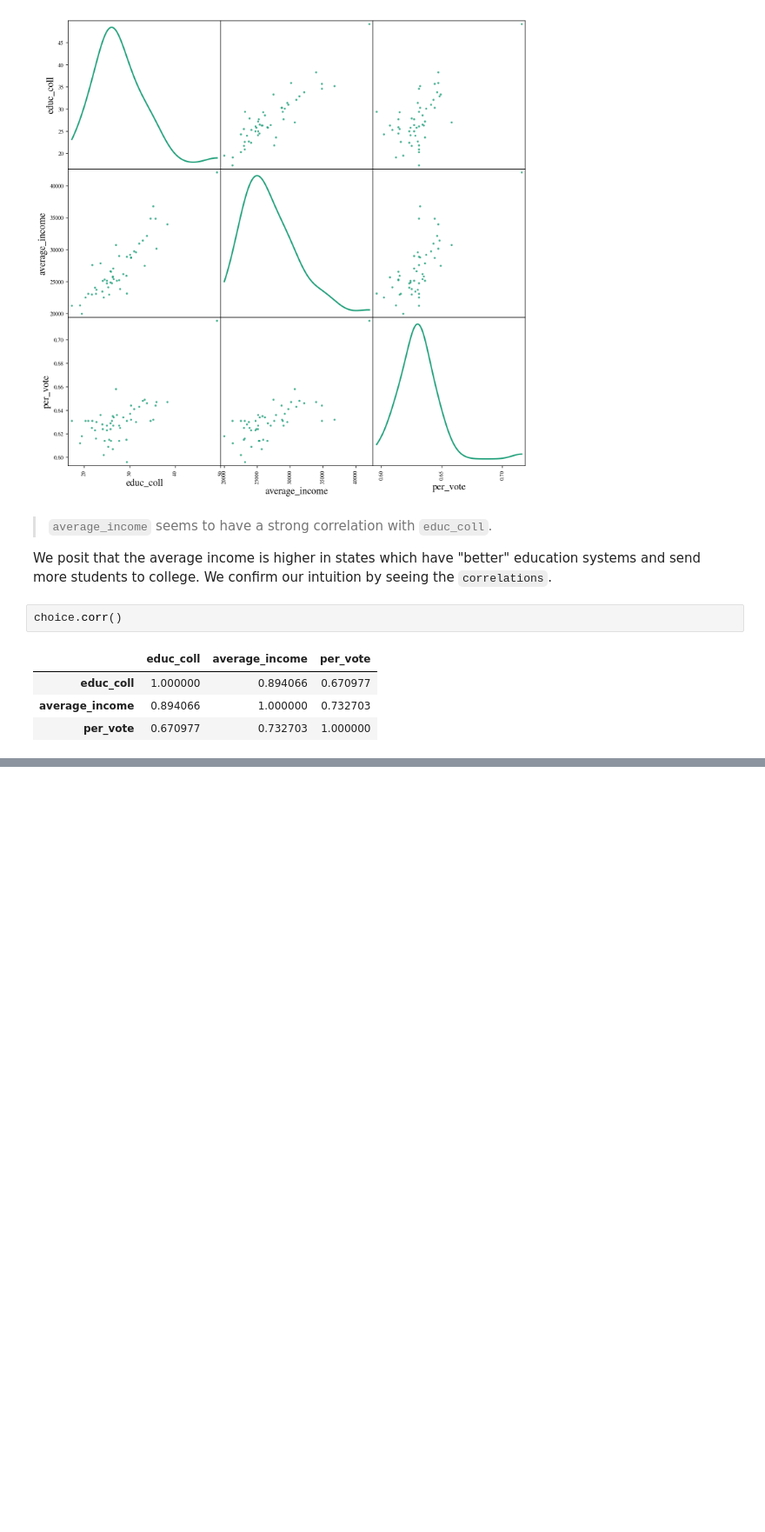
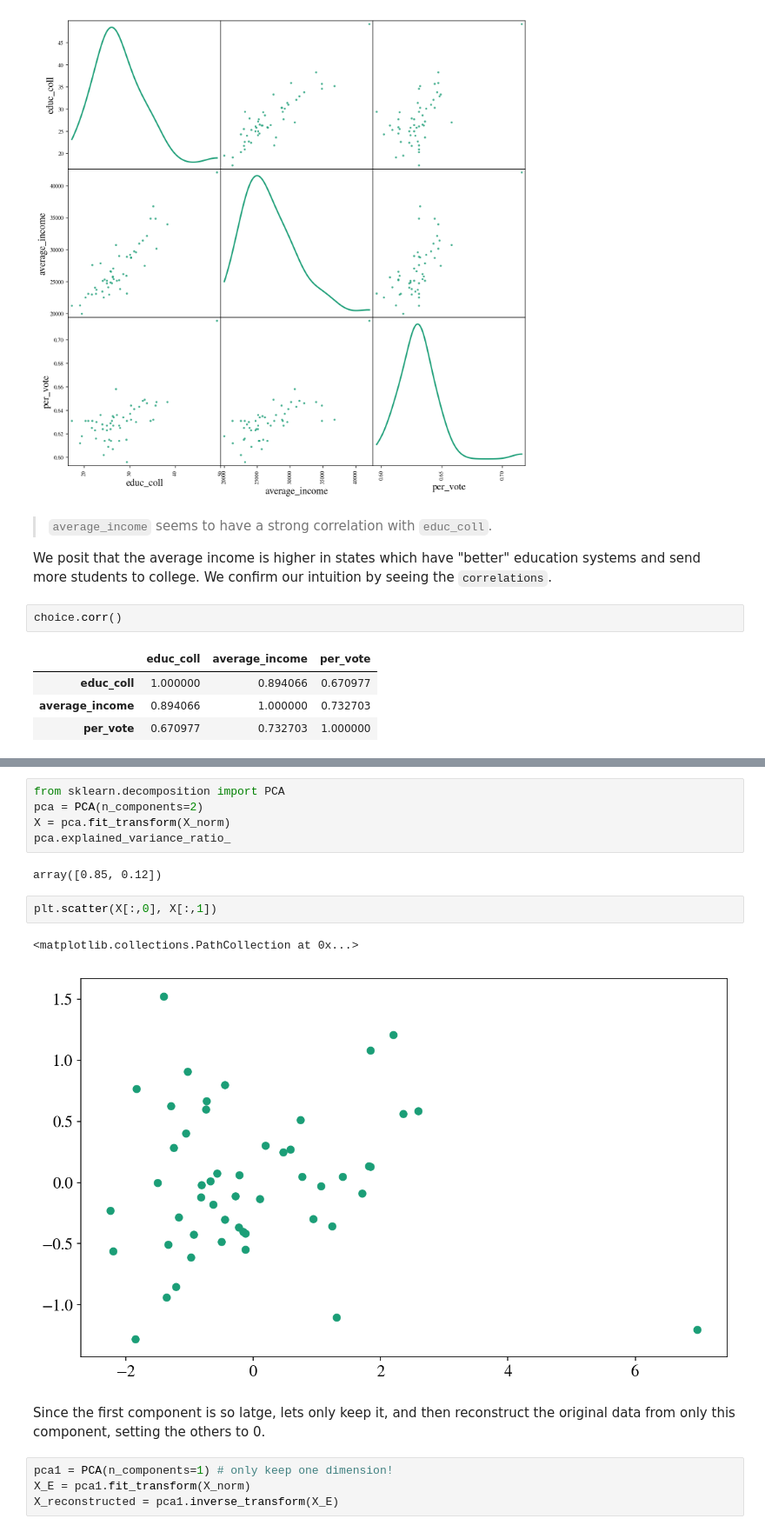
Before and after one commit to joaoDragado/quickstart_guides, a Jupyter notebook: Regression_PCA_via_sklearn/Lab4_user.ipynb, the cells around one changed output, grey strips where cells are left out. Shown at 87% size. Drawn from its saved outputs; the diff is of its cells as text; blank space fills up the shorter version.

```diff
--- a/Regression_PCA_via_sklearn/Lab4_user.ipynb
+++ b/Regression_PCA_via_sklearn/Lab4_user.ipynb
@@ -123,0 +190,18 @@ choice.corr()
+# %%
+from sklearn.decomposition import PCA
+pca = PCA(n_components=2)
+X = pca.fit_transform(X_norm)
+pca.explained_variance_ratio_
+# %% [output]
+array([0.85, 0.12])
+# %%
+plt.scatter(X[:,0], X[:,1])
+# %% [output]
+<matplotlib.collections.PathCollection at 0x...>
+[figure, added]
+# %% [markdown]
+Since the first component is so latge, lets only keep it, and then reconstruct the original data from only this component, setting the others to 0.
+# %%
+pca1 = PCA(n_components=1) # only keep one dimension!
+X_E = pca1.fit_transform(X_norm)
+X_reconstructed = pca1.inverse_transform(X_E)
```
Also changed, not shown: parts of 21 cells of this notebook, 7 other files.
